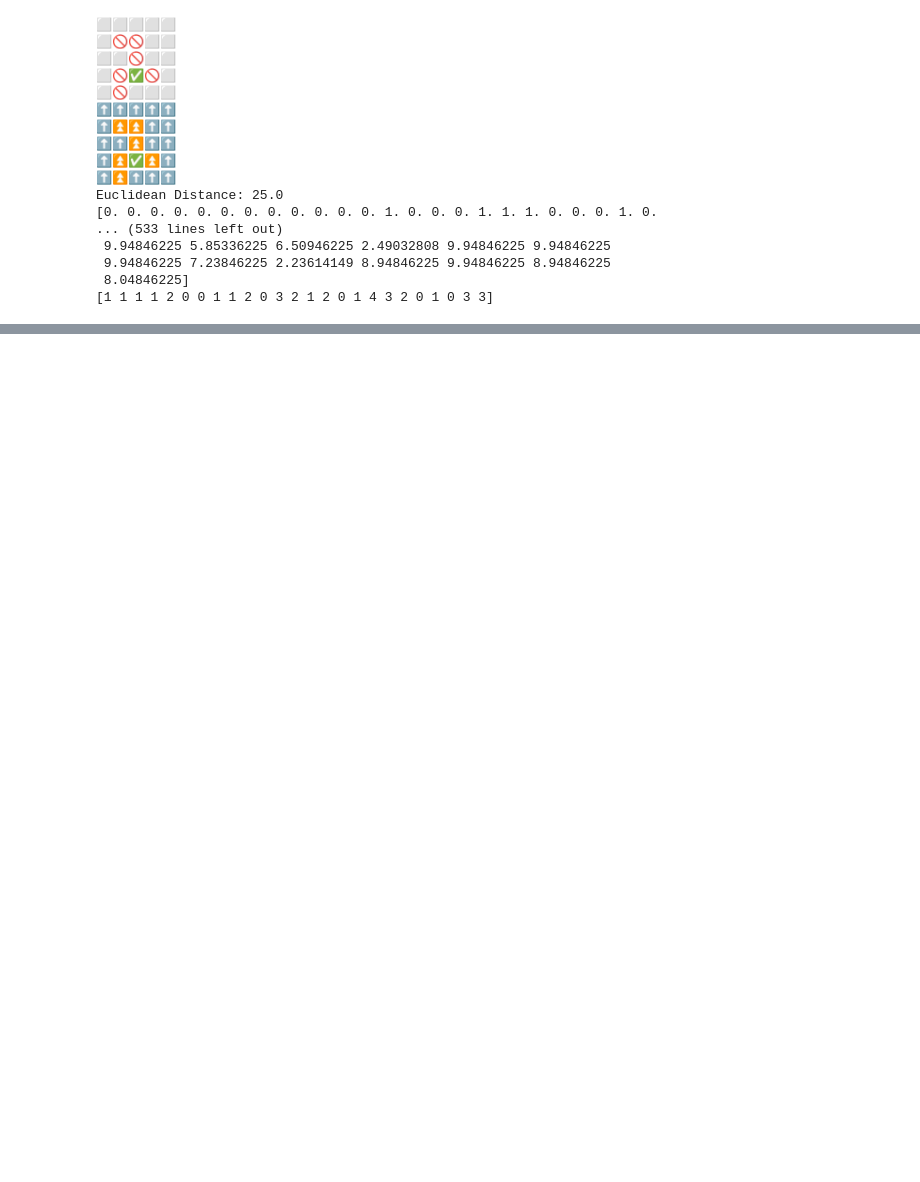
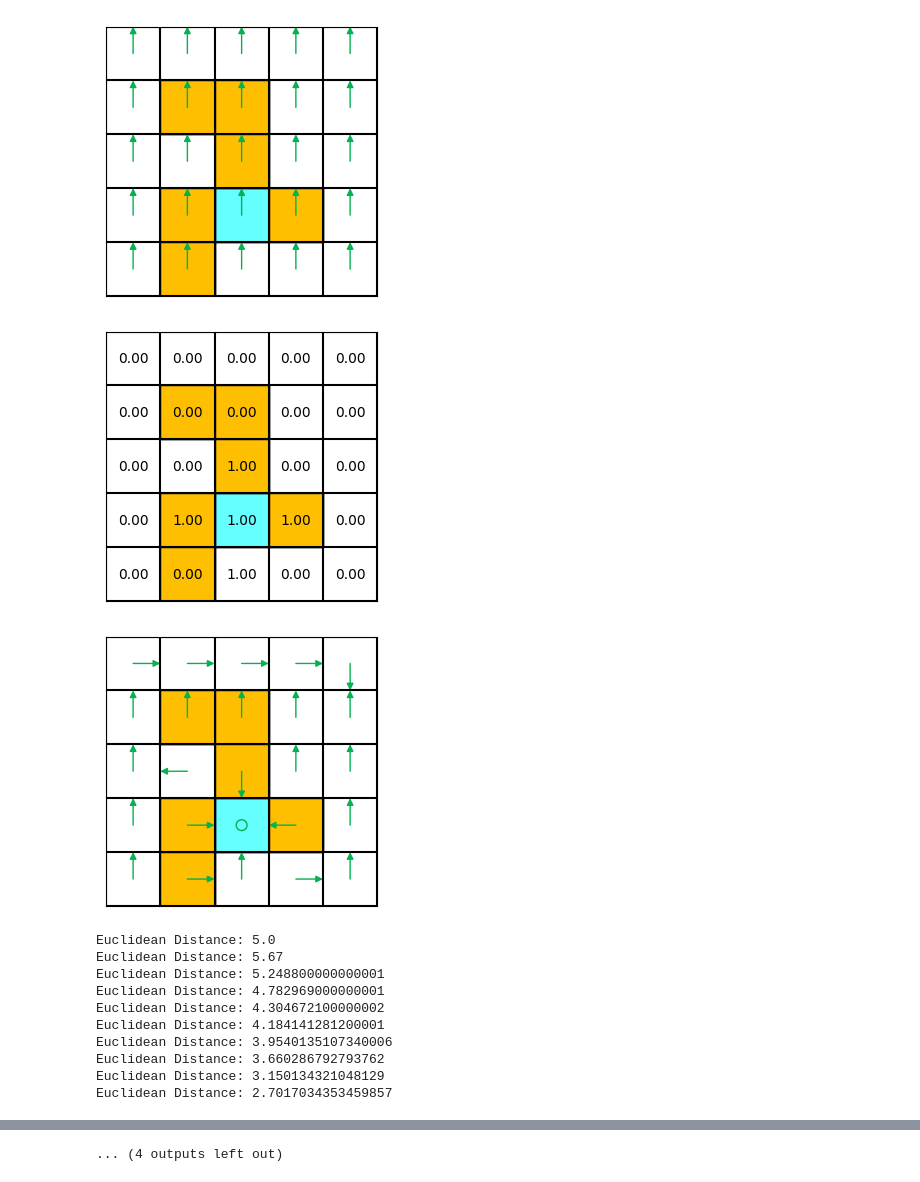
Before and after one commit to ziwenhahaha/Code-of-RL-Beginning, a Jupyter notebook: codes/4.1.value iteration.ipynb, the cells around one changed output, grey strips where cells are left out. Saved outputs shown, nothing was run; the diff lists cells and outputs as text; code cells hidden in the pictures; blank space fills up the shorter version.

```diff
--- a/codes/4.1.value iteration.ipynb
+++ b/codes/4.1.value iteration.ipynb
@@ -29,0 +16,6 @@ gridworld.showPolicy(policy)
+# %%
+value = np.zeros(rows*columns).reshape(rows,columns)       #初始化可以任意，也可以全0
+qtable = np.zeros((rows*columns,5)).reshape(rows,columns,5)  #初始化，这里主要是初始化维数，里面的内容会被覆盖所以无所谓
+policy = np.argmax(qtable,axis=1).reshape(rows,columns)    #初始策略
+gridworld.show_policy(policy)
+gridworld.show_value(value)
@@ -30,49 +25,42 @@ gridworld.showPolicy(policy)
 # %%
 pre_value = value.copy()+1           #随便弄个不一样的初值
 
 gridworld.show()                     #打印gridworld
-gridworld.showPolicy(policy)         #打印策略
+gridworld.show_policy(policy)         #打印策略
 
-cnt = 0                              #防止死循环，不需要也可以（因为可以证明必定收敛）
-while(np.sum((pre_value-value)**2)>0.001):
+for _ in range(100):                 #迭代次数，不需要也可以
+#防止死循环，不需要也可以（因为可以证明必定收敛）
+    pre_value = value.copy()      #保存副本，方便前后对比
+
+    for nowx in range(rows):      #这里是为了找到当前状态Si的坐标
+        for nowy in range(columns):
+            for j in range(5): # 5个action
+                score,nextState = gridworld.get_score((nowx,nowy),j)        #获取Si状态中，执行动作j后的（得分，下一个状态）
+                qtable[nowx][nowy][j] = score + gamma * value[*nextState]  #开始迭代
+
+    policy = np.argmax(qtable,axis=2) #这个就是策略了，但是value-iteration，
+                                    #因为这里的策略是百分百选argmax的，别的概率是0，所以可以直接忽略策略的不确定性
+    value = np.max(qtable,axis=2)     #更新value 向量
+    if _%10==0:
+        gridworld.show_value(value)       #打印value
+        gridworld.show_policy(policy)
     print("Euclidean Distance:",np.sum((pre_value-value)**2))  #计算欧几里得距离
-    pre_value = value.copy()         #保存副本，方便前后对比
 
-    cnt = cnt+1                      #防止死循环
-    if cnt>100:
+    if np.sum((pre_value-value)**2)<0.001:
         break
 
-    for i in range(rows * columns):  #当前状态Si
-        nowx = i // columns          #坐标x
-        nowy = i % columns           #坐标y 但都没用上
-
-        for j in range(5): # 5个action
-            score,nextState = gridworld.getScore(i,j)        #获取Si状态中，执行动作j后的（得分，下一个状态）
-            qtable[i][j] = score + gamma * value[nextState]  #开始迭代
-
-    policy = np.argmax(qtable,axis=1) #这个就是策略了，但是value-iteration，
-                                      #因为这里的策略是百分百选argmax的，别的概率是0，所以可以直接忽略策略的不确定性
-    value = np.max(qtable,axis=1)     #更新value 向量
-
-    print(value)
-    gridworld.showPolicy(policy)
-print(value)
-print(policy)
+print("Euclidean Distance:",np.sum((pre_value-value)**2))  #计算欧几里得距离
 # %% [output]
+[figure, added]
+[figure, added]
+[figure, added]
-⬜️⬜️⬜️⬜️⬜️
-⬜️🚫🚫⬜️⬜️
-⬜️⬜️🚫⬜️⬜️
-⬜️🚫✅🚫⬜️
-⬜️🚫⬜️⬜️⬜️
-⬆️⬆️⬆️⬆️⬆️
-⬆️⏫️⏫️⬆️⬆️
-⬆️⬆️⏫️⬆️⬆️
-⬆️⏫️✅⏫️⬆️
-⬆️⏫️⬆️⬆️⬆️
-Euclidean Distance: 25.0
-[0. 0. 0. 0. 0. 0. 0. 0. 0. 0. 0. 0. 1. 0. 0. 0. 1. 1. 1. 0. 0. 0. 1. 0.
-... (533 lines left out)
- 9.94846225 5.85336225 6.50946225 2.49032808 9.94846225 9.94846225
- 9.94846225 7.23846225 2.23614149 8.94846225 9.94846225 8.94846225
- 8.04846225]
-[1 1 1 1 2 0 0 1 1 2 0 3 2 1 2 0 1 4 3 2 0 1 0 3 3]
+Euclidean Distance: 5.0
+Euclidean Distance: 5.67
+Euclidean Distance: 5.248800000000001
+Euclidean Distance: 4.782969000000001
+Euclidean Distance: 4.304672100000002
+Euclidean Distance: 4.184141281200001
+Euclidean Distance: 3.9540135107340006
+Euclidean Distance: 3.660286792793762
+Euclidean Distance: 3.150134321048129
+Euclidean Distance: 2.7017034353459857
@@ -78,0 +93 @@ Euclidean Distance: 25.0
+... (4 outputs left out)
```
Also changed, not shown: parts of 5 cells of this notebook, 2 other files.
